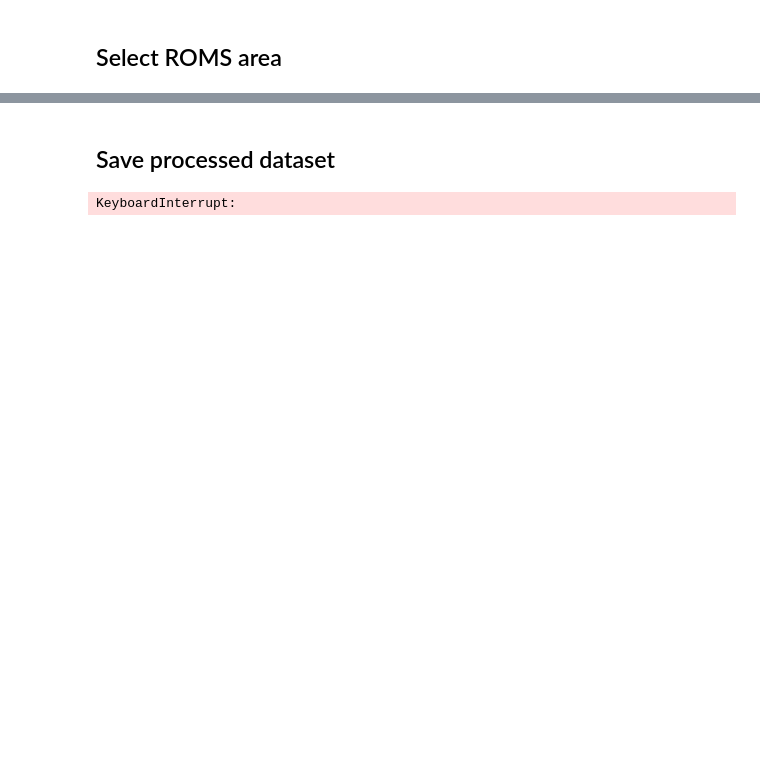
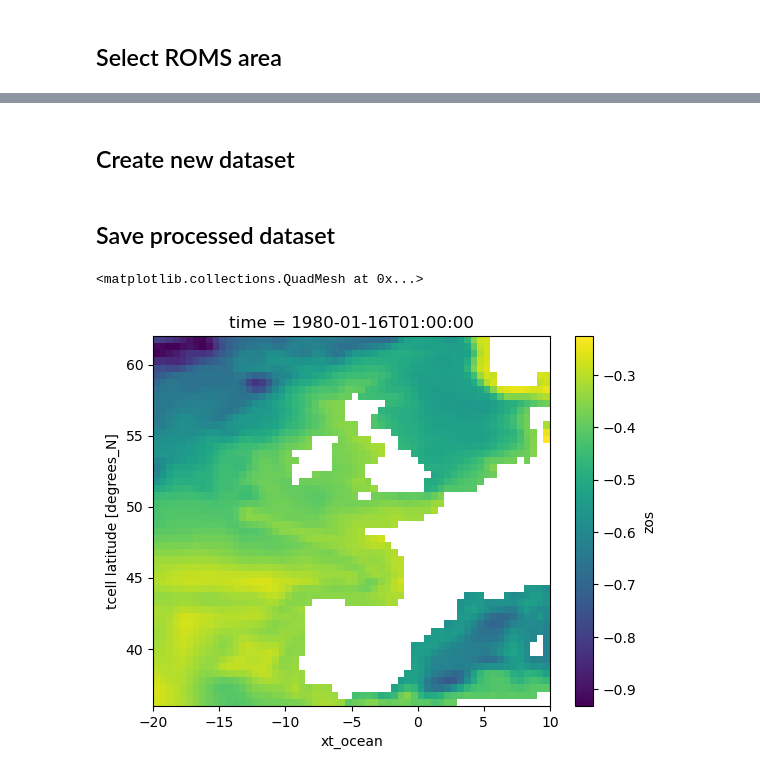
Before and after one commit to iris-keizer/ROMS-project, a Jupyter notebook: ROMS-project/Data preparation/SODA.ipynb, the cells around one changed output, grey strips where cells are left out. Drawn from its saved outputs; the diff is of its cells as text; code cells hidden in the pictures; blank space fills up the shorter version.

```diff
--- a/ROMS-project/Data preparation/SODA.ipynb
+++ b/ROMS-project/Data preparation/SODA.ipynb
@@ -97,3 +108,0 @@ soda['ssh'] = soda.ssh.where((soda.xt_ocean > -20) & (soda.xt_ocean < 10) & (sod
-# %%
-soda['u'] = soda.u.where((soda.xu_ocean > -20) & (soda.xu_ocean < 10) & (soda.yu_ocean > 36) & (soda.yu_ocean < 62), drop = True)
-soda['v'] = soda.v.where((soda.xu_ocean > -20) & (soda.xu_ocean < 10) & (soda.yu_ocean > 36) & (soda.yu_ocean < 62), drop = True)
@@ -102,2 +108,0 @@ soda['v'] = soda.v.where((soda.xu_ocean > -20) & (soda.xu_ocean < 10) & (soda.yu
-# %%
-soda = soda.rename({'ssh':'zos', 'temp':'thetao', 'salt':'so', 'u':'uo', 'v':'vo', 'st_ocean' : 'depth'})
@@ -207,6 +109,32 @@ soda.nbytes
+# %%
+soda_t = soda_t.where((soda.xt_ocean > -20) & (soda.xt_ocean < 10) & (soda.yt_ocean > 36) & (soda.yt_ocean < 62), drop = True)
+soda_u = soda_u.where((soda.xu_ocean > -20) & (soda.xu_ocean < 10) & (soda.yu_ocean > 36) & (soda.yu_ocean < 62), drop = True)
+# %% [markdown]
+## Create new dataset
+# %%
+data_vars = dict(thetao=(['time', 'depth', 'yt_ocean', 'xt_ocean'], soda_t.temp.values, soda_t.temp.attrs),
+                so=(['time', 'depth', 'yt_ocean', 'xt_ocean'], soda_t.salt.values, soda_t.salt.attrs),
+                zos=(['time', 'yt_ocean', 'xt_ocean'], soda_t.ssh.values, soda_t.ssh.attrs),
+                uo=(['time', 'depth', 'yu_ocean', 'xu_ocean'], soda_u.u.values, soda_u.u.attrs),
+                vo=(['time', 'depth', 'yu_ocean', 'xu_ocean'], soda_u.v.values, soda_u.v.attrs),)
+
+
+
+coords = dict(time=(['time'], soda_t.time.values, soda_t.time.attrs),
+             depth=(['depth'], soda_t.st_ocean.values, soda_t.st_ocean.attrs),
+             xt_ocean=(['xt_ocean'], soda_t.xt_ocean.values, soda_t.xt_ocean.attrs),
+             yt_ocean=(['yt_ocean'], soda_t.yt_ocean.values, soda_t.yt_ocean.attrs),
+             xu_ocean=(['xu_ocean'], soda_u.xu_ocean.values, soda_u.xu_ocean.attrs),
+             yu_ocean=(['yu_ocean'], soda_u.yu_ocean.values, soda_u.yu_ocean.attrs))
+
+
+
+
+
+soda_out = xr.Dataset(data_vars=data_vars,
+                      coords=coords,
+                     attrs=soda_in.attrs)
 # %% [markdown]
 ## Save processed dataset
 # %%
-soda.to_netcdf('/Users/iriskeizer/Documents/ROMS/data/SODA/processed/soda.nc')
+soda_out.to_netcdf('/Users/iriskeizer/Documents/ROMS/data/SODA/processed/soda.nc')
-# %% [output]
-KeyboardInterrupt:
@@ -214,0 +141,5 @@ soda
+# %%
+soda_out.zos.isel(time=0).plot()
+# %% [output]
+<matplotlib.collections.QuadMesh at 0x...>
+[figure, added]
```
Also changed, not shown: parts of 21 cells of this notebook, 26 other files.
